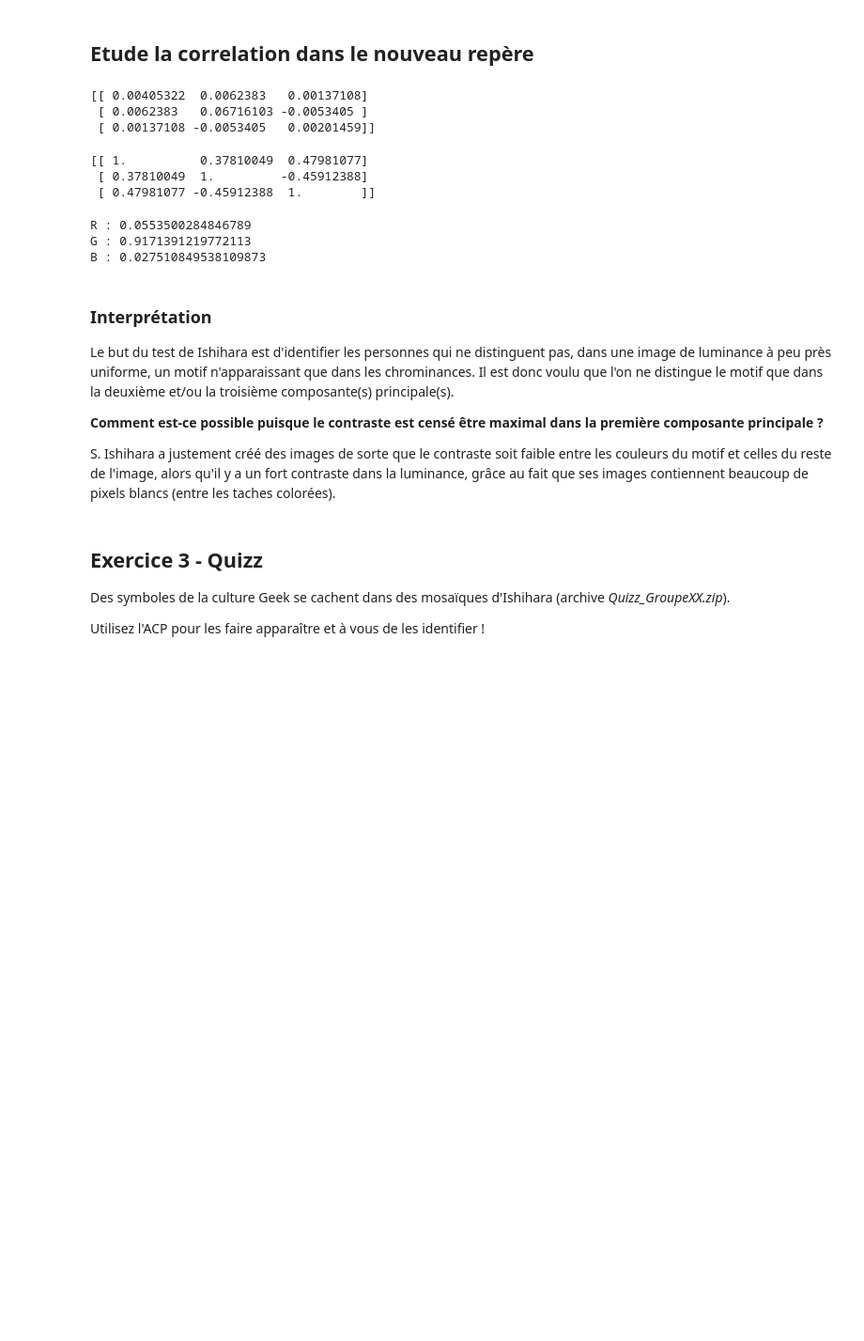
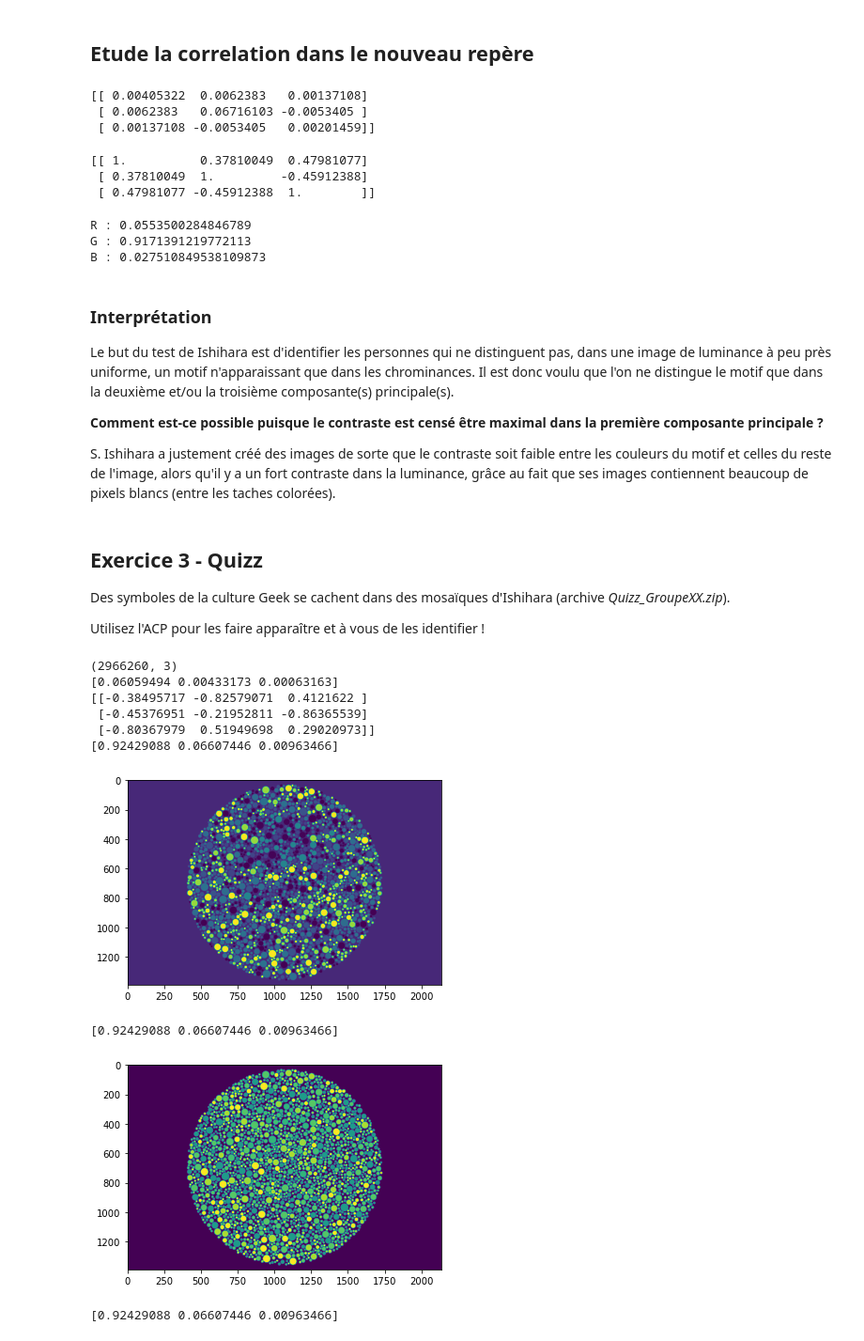
Before and after one commit to TwilCynder/univ-documents, a Jupyter notebook: M1/S7/csap/TP1/TP1_CSAA.ipynb, the cells around one changed output. Shown at 94% size. Saved outputs shown, nothing was run; the diff lists cells and outputs as text; code cells hidden in the pictures; blank space fills up the shorter version.

```diff
--- a/M1/S7/csap/TP1/SujetTP1/TP1_CSAA.ipynb
+++ b/M1/S7/csap/TP1/TP1_CSAA.ipynb
@@ -294,3 +294,83 @@ S. Ishihara a justement créé des images de sorte que le contraste soit faible
 Des symboles de la culture Geek se cachent dans des mosaïques d'Ishihara (archive *Quizz_GroupeXX.zip*).
 
 Utilisez l'ACP pour les faire apparaître et à vous de les identifier !
+# %%
+Data=image.imread("./Quizz_GroupeA22/ishihara-50.png")
+
+R=Data[:,:,0]
+V=Data[:,:,1]
+B=Data[:,:,2]
+
+R=np.ravel(R)
+V=np.ravel(V)
+B=np.ravel(B)
+
+# Matrice des donnees :
+dim=R.shape[0]
+
+# Les trois canaux sont vectorises et concatenes
+X=np.zeros([dim,3])
+X[:,0]=R
+X[:,1]=V
+X[:,2]=B
+
+print(X.shape)
+
+# Matrice de variance/covariance :
+matCov = np.cov(X.T)
+
+# Calcul des valeurs/vecteurs propres de Sigma :
+[valPropre, vecPropre] = np.linalg.eig(matCov)
+
+#  Tri des valeurs propres :
+iSort = valPropre.argsort()[::-1]
+valPropre = valPropre[iSort]
+print(valPropre)
+
+# Calcul des composantes principales
+#c'est à dire des coefficients de projection sur les axes principaux:
+proj = np.zeros([dim, 3])
+
+P = vecPropre[iSort]
+print(P)
+
+# Projection sur la premiere composante principale :
+proj[:,0] = X @ P[0]
+print(valPropre / valPropre.sum())
+
+projR = proj[:,0].reshape(Data.shape[0:2])
+
+# Affichage de cette projection
+plt.imshow(projR)
+plt.show()
+
+# Projection sur la seconde composante principale :
+proj[:,1] = X @ P[1]
+print(valPropre / valPropre.sum())
+
+projR = proj[:,1].reshape(Data.shape[0:2])
+
+# Affichage de cette projection
+plt.imshow(projR)
+plt.show()
+
+# Projection sur la troisème composante principale :
+proj[:,2] = X @ P[2]
+print(valPropre / valPropre.sum())
+
+projR = proj[:,2].reshape(Data.shape[0:2])
+
+# Affichage de cette projection
+plt.imshow(projR)
+plt.show()
+# %% [output]
+(2966260, 3)
+[0.06059494 0.00433173 0.00063163]
+[[-0.38495717 -0.82579071  0.4121622 ]
+ [-0.45376951 -0.21952811 -0.86365539]
+ [-0.80367979  0.51949698  0.29020973]]
+[0.92429088 0.06607446 0.00963466]
+[figure, added]
+[0.92429088 0.06607446 0.00963466]
+[figure, added]
+[0.92429088 0.06607446 0.00963466]
```
Also changed, not shown: parts of 3 cells of this notebook, 18 other files.
